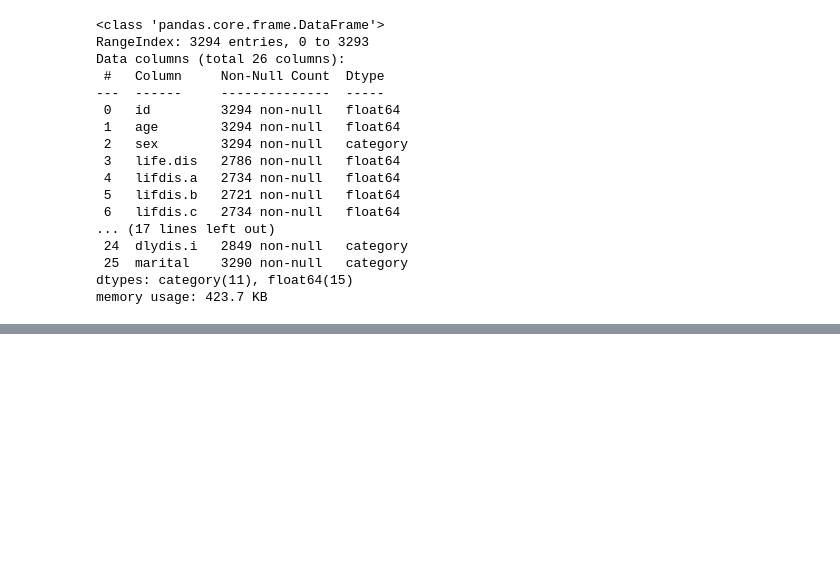
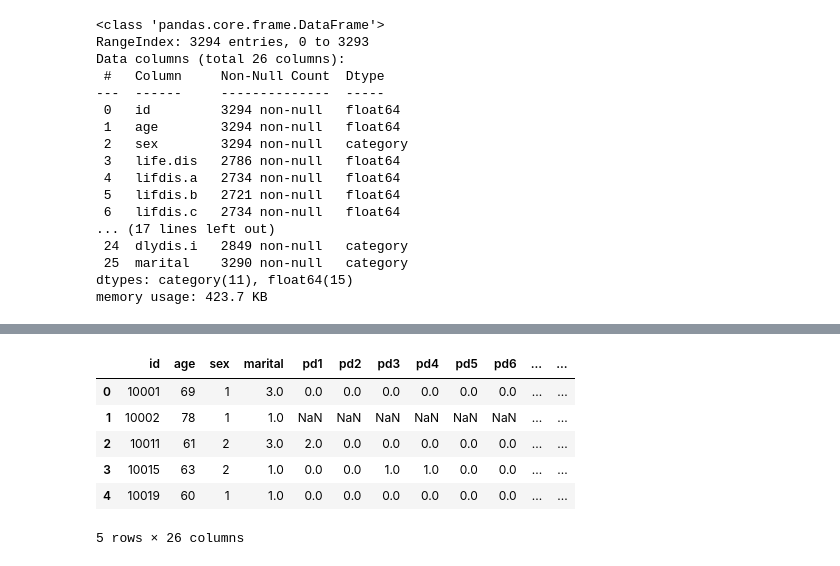
Before and after one commit to priyanka2224/Measurement_Tutorial, a Jupyter notebook: MeasurementTutorial_PPaul.ipynb, the cells around one changed output, grey strips where cells are left out. Cells and saved outputs as stored; diff of their text form; code cells hidden in the pictures; blank space fills up the shorter version.

```diff
--- a/MeasurementTutorial_PPaul.ipynb
+++ b/MeasurementTutorial_PPaul.ipynb
@@ -498,0 +498,17 @@ memory usage: 423.7 KB
+# %%
+# CSV file URL
+csv_url = "https://raw.githubusercontent.com/priyanka2224/Measurement_Tutorial/main/perceiveddiscrimination_midus.csv"
+
+# Read the CSV file
+df_final = pd.read_csv(csv_url)
+
+# Print and check
+df_final.head()
+# %% [output]
+|  | id | age | sex | marital | pd1 | pd2 | pd3 | pd4 | pd5 | pd6 | ... | ... |
+| 0 | 10001 | 69 | 1 | 3.0 | 0.0 | 0.0 | 0.0 | 0.0 | 0.0 | 0.0 | ... | ... |
+| 1 | 10002 | 78 | 1 | 1.0 | NaN | NaN | NaN | NaN | NaN | NaN | ... | ... |
+| 2 | 10011 | 61 | 2 | 3.0 | 2.0 | 0.0 | 0.0 | 0.0 | 0.0 | 0.0 | ... | ... |
+| 3 | 10015 | 63 | 2 | 1.0 | 0.0 | 0.0 | 1.0 | 1.0 | 0.0 | 0.0 | ... | ... |
+| 4 | 10019 | 60 | 1 | 1.0 | 0.0 | 0.0 | 0.0 | 0.0 | 0.0 | 0.0 | ... | ... |
+5 rows × 26 columns
```
Also changed, not shown: parts of 17 cells of this notebook.
